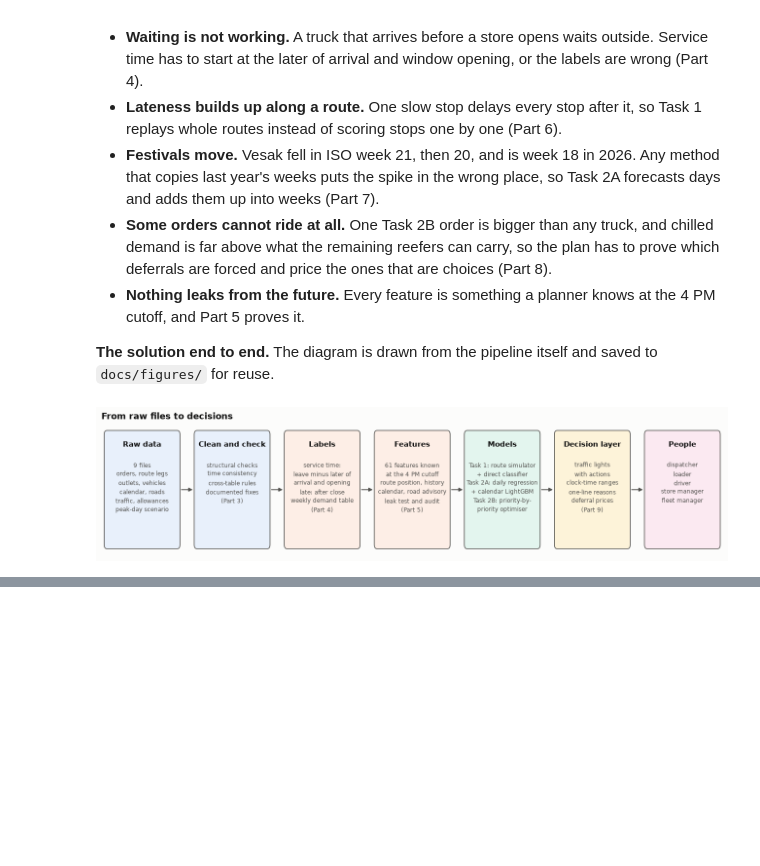
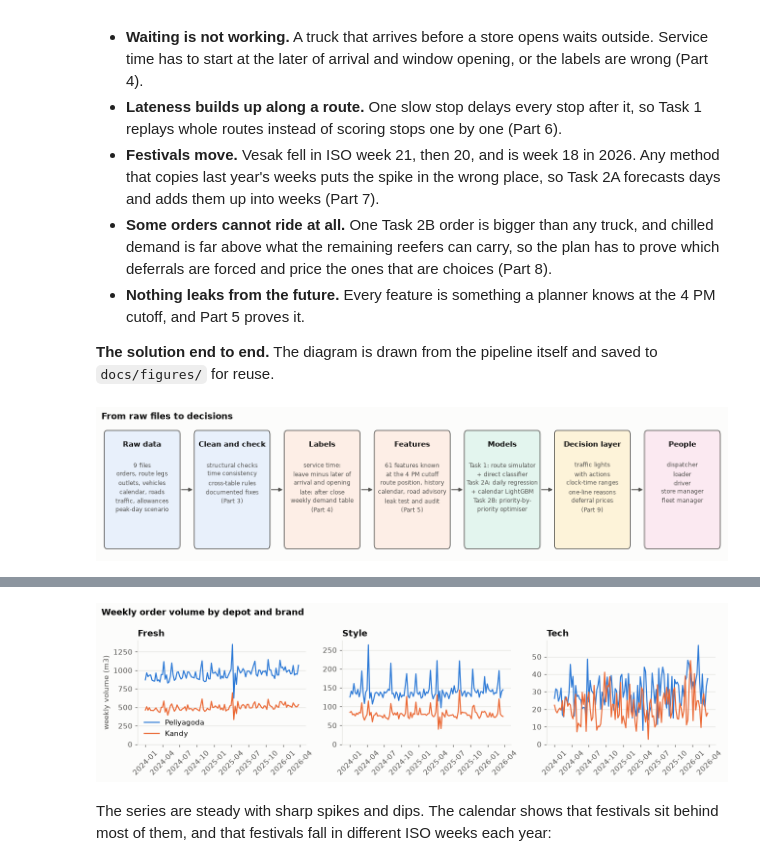
Before and after one commit to sameera-ekanayaka/Xora_Datathon, a Jupyter notebook: Xora_FinalNotebook.ipynb, the cells around one changed output, grey strips where cells are left out. Saved outputs shown, nothing was run; the diff lists cells and outputs as text; code cells hidden in the pictures; blank space fills up the shorter version.

```diff
--- a/Xora_FinalNotebook.ipynb
+++ b/Xora_FinalNotebook.ipynb
@@ -134,0 +185,12 @@ plt.show()
+# %%
+orders = load_raw("deliveries_train.csv")
+legs = load_raw("route_legs_train.csv")
+orders_test = load_raw("task1_test_inputs.csv")
+legs_test = load_raw("route_legs_test.csv")
+outlets = load_raw("outlets.csv")
+vehicles = load_raw("vehicles.csv")
+calendar = load_raw("calendar.csv")
+district_travel = load_raw("district_travel.csv")
+allowance = load_raw("service_allowance.csv")
+road = load_raw("road_conditions.csv")
+traffic = load_raw("traffic_speed.csv")
@@ -134,0 +448,24 @@ plt.show()
+# %%
+all_orders = pd.concat([orders.assign(source="train"), orders_test.assign(source="test")], ignore_index=True)
+all_orders = all_orders.merge(calendar[["date", "iso_year", "iso_week"]], left_on="order_date", right_on="date")
+
+weekly = all_orders.groupby(["depot", "brand", "iso_year", "iso_week"]).order_volume_m3.sum().reset_index()
+weekly["week_start"] = pd.to_datetime(weekly.iso_year.astype(str) + "-W" + weekly.iso_week.astype(str).str.zfill(2) + "-1", format="%G-W%V-%u")
+
+fig, axes = plt.subplots(1, 3, figsize=(12, 3.4), sharex=True)
+for ax, brand in zip(axes, ["Fresh", "Style", "Tech"]):
+    for i, depot in enumerate(["Peliyagoda", "Kandy"]):
+        s = weekly[(weekly.brand == brand) & (weekly.depot == depot)]
+        ax.plot(s.week_start, s.order_volume_m3, color=SERIES[i], linewidth=1.5, label=depot)
+    ax.set_title(brand)
+    ax.set_ylim(0, None)
+    ax.tick_params(axis="x", rotation=45)
+axes[0].set_ylabel("weekly volume (m3)")
+axes[0].legend()
+fig.suptitle("Weekly order volume by depot and brand", x=0.01, ha="left", fontweight="bold")
+plt.tight_layout()
+plt.show()
+# %% [output]
+[figure, added]
+# %% [markdown]
+The series are steady with sharp spikes and dips. The calendar shows that festivals sit behind most of them, and that festivals fall in different ISO weeks each year:
```
Also changed, not shown: parts of 125 cells of this notebook.
